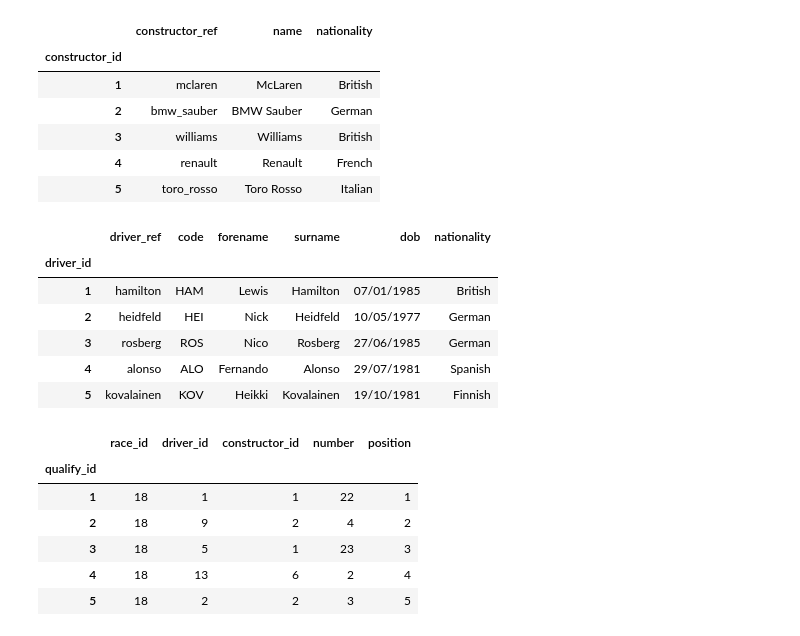
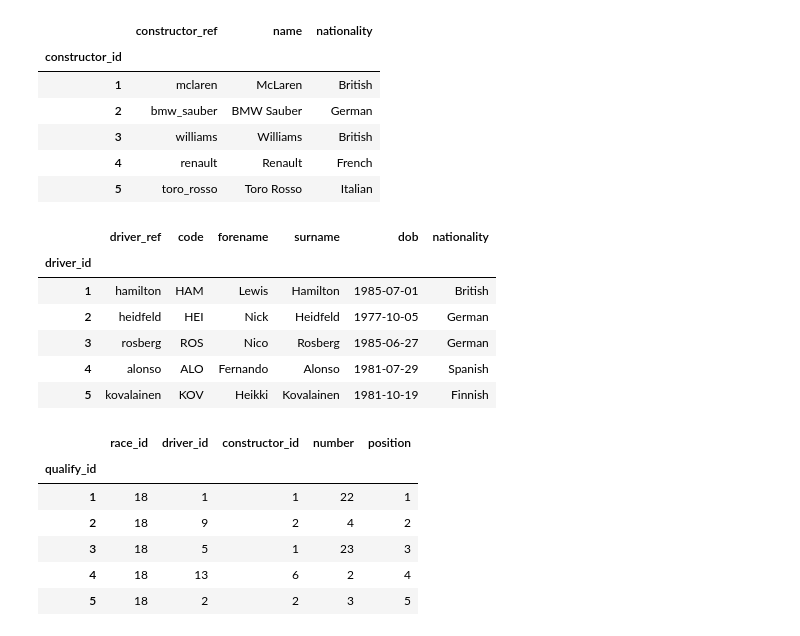
Before and after one commit to KalicoRacer/poll_position_project, a Jupyter notebook: poll_to_podium.ipynb, the cells around one changed output. Drawn from its saved outputs; the diff is of its cells as text; code cells hidden in the pictures.

Commit message:
Added pd.to_datetime for ‘dob’ in drivers dataframe

```diff
--- a/poll_to_podium.ipynb
+++ b/poll_to_podium.ipynb
@@ -126,21 +127,23 @@ constructors_transformed.head()
 # %%
 drivers_cols = ["driverId", "driverRef", "code", "forename", "surname", "dob", "nationality"]
 drivers_transformed = drivers_df[drivers_cols].copy()
 
 drivers_transformed = drivers_transformed.rename(columns={"driverId": "driver_id",
                                                          "driverRef": "driver_ref"})
 
+drivers_transformed['dob'] = pd.to_datetime(drivers_transformed["dob"])
+
 drivers_transformed.set_index("driver_id", inplace=True)
 
 drivers_transformed.head()
 # %% [output]
 |  | driver_ref | code | forename | surname | dob | nationality |
 | driver_id |  |  |  |  |  |  |
-| 1 | hamilton | HAM | Lewis | Hamilton | 07/01/1985 | British |
-| 2 | heidfeld | HEI | Nick | Heidfeld | 10/05/1977 | German |
-| 3 | rosberg | ROS | Nico | Rosberg | 27/06/1985 | German |
-| 4 | alonso | ALO | Fernando | Alonso | 29/07/1981 | Spanish |
-| 5 | kovalainen | KOV | Heikki | Kovalainen | 19/10/1981 | Finnish |
+| 1 | hamilton | HAM | Lewis | Hamilton | 1985-07-01 | British |
+| 2 | heidfeld | HEI | Nick | Heidfeld | 1977-10-05 | German |
+| 3 | rosberg | ROS | Nico | Rosberg | 1985-06-27 | German |
+| 4 | alonso | ALO | Fernando | Alonso | 1981-07-29 | Spanish |
+| 5 | kovalainen | KOV | Heikki | Kovalainen | 1981-10-19 | Finnish |
 # %%
 qualifying_cols = ["qualifyId", "raceId", "driverId", "constructorId", "number", "position"]
 qualifying_transformed = qualifying_df[qualifying_cols].copy()
```
Also changed, not shown: parts of 3 cells of this notebook.
